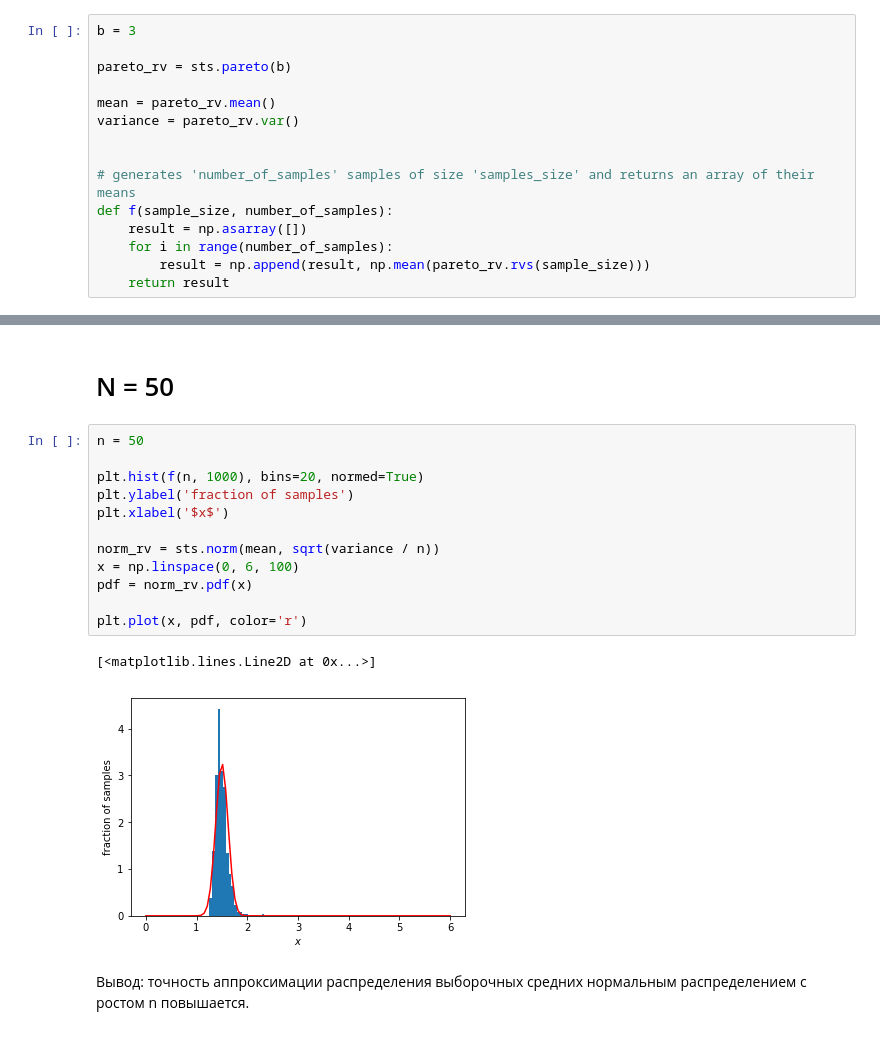
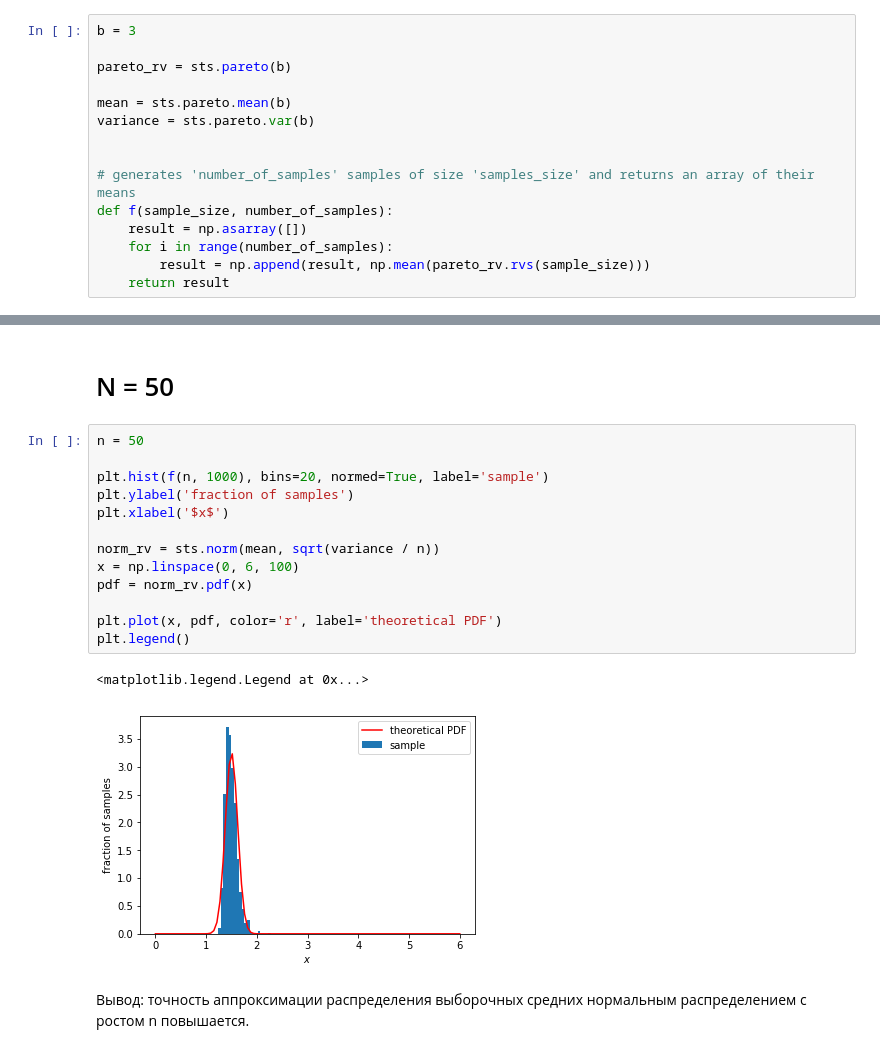
Before and after one commit to yaskovdev/data-science-sandbox, a Jupyter notebook: data-science-course/week5/final-test.ipynb, the cells around one changed output, grey strips where cells are left out. Saved outputs shown, nothing was run; the diff lists cells and outputs as text.

```diff
--- a/data-science-course/week5/final-test.ipynb
+++ b/data-science-course/week5/final-test.ipynb
@@ -8,8 +8,8 @@ b = 3
 
 pareto_rv = sts.pareto(b)
 
-mean = pareto_rv.mean()
-variance = pareto_rv.var()
+mean = sts.pareto.mean(b)
+variance = sts.pareto.var(b)
 
 
 # generates 'number_of_samples' samples of size 'samples_size' and returns an array of their means
@@ -70,17 +73,18 @@ plt.plot(x, pdf, color='r')
 # %%
 n = 50
 
-plt.hist(f(n, 1000), bins=20, normed=True)
+plt.hist(f(n, 1000), bins=20, normed=True, label='sample')
 plt.ylabel('fraction of samples')
 plt.xlabel('$x$')
 
 norm_rv = sts.norm(mean, sqrt(variance / n))
 x = np.linspace(0, 6, 100)
 pdf = norm_rv.pdf(x)
 
-plt.plot(x, pdf, color='r')
+plt.plot(x, pdf, color='r', label='theoretical PDF')
+plt.legend()
 # %% [output]
-[<matplotlib.lines.Line2D at 0x...>]
+<matplotlib.legend.Legend at 0x...>
-[figure, old version]
+[figure, new version]
 # %% [markdown]
 Вывод: точность аппроксимации распределения выборочных средних нормальным распределением с ростом n повышается.
```
Also changed, not shown: parts of 3 cells of this notebook.
